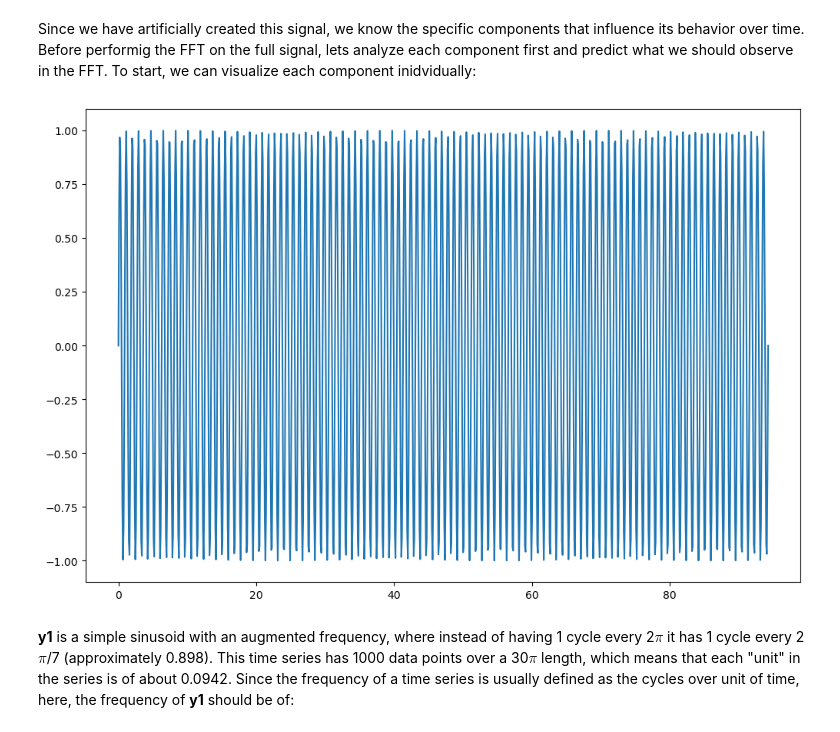
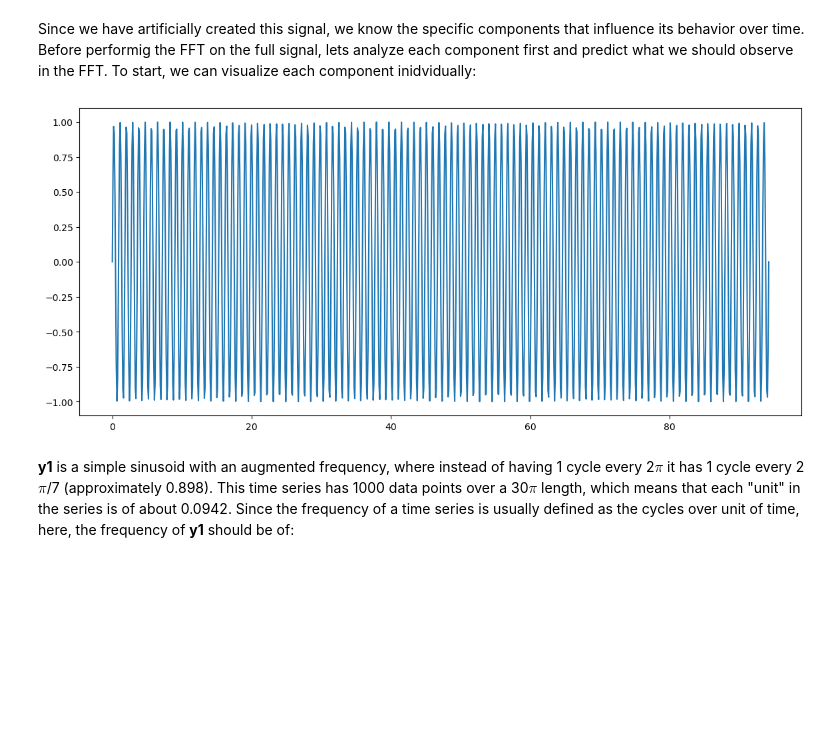
Before and after one commit to nicolasbp87/fourier_transform, a Jupyter notebook: FOURIER_ANALYSIS.ipynb, the cells around one changed output. Saved outputs shown, nothing was run; the diff lists cells and outputs as text; code cells hidden in the pictures; blank space fills up the shorter version.

```diff
--- a/FOURIER_ANALYSIS.ipynb
+++ b/FOURIER_ANALYSIS.ipynb
@@ -382,11 +382,11 @@ The plot shows how the artificial signal evolves over time, with a clear change
 # %% [markdown]
 Since we have artificially created this signal, we know the specific components that influence its behavior over time. Before performig the FFT on the full signal, lets analyze each component first and predict what we should observe in the FFT. To start, we can visualize each component inidvidually:
 # %%
-plt.figure(figsize=(12,8))
+plt.figure(figsize=(14,6))
 plt.plot(xx,y1)
 plt.show()
 # %% [output]
-[figure, old version]
+[figure, new version]
 # %% [markdown]
 **y1** is a simple sinusoid with an augmented frequency, where instead of having 1 cycle every 2$\pi$ it has 1 cycle every 2$\pi$/7 (approximately 0.898). This time series has 1000 data points over a 30$\pi$ length, which means that each "unit" in the series is of about 0.0942. Since the frequency of a time series is usually defined as the cycles over unit of time, here, the frequency of **y1** should be of:
 # %%
```
Also changed, not shown: parts of 37 cells of this notebook, 1 other file.
